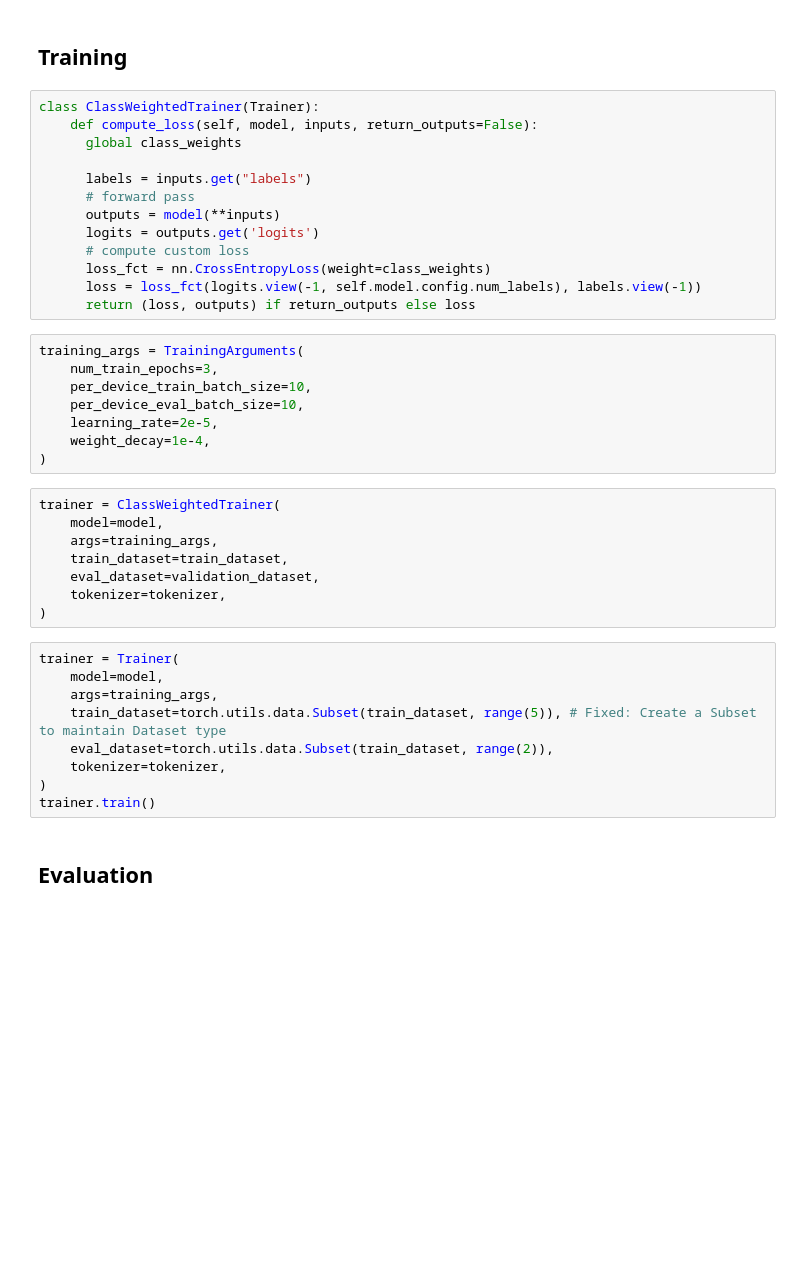
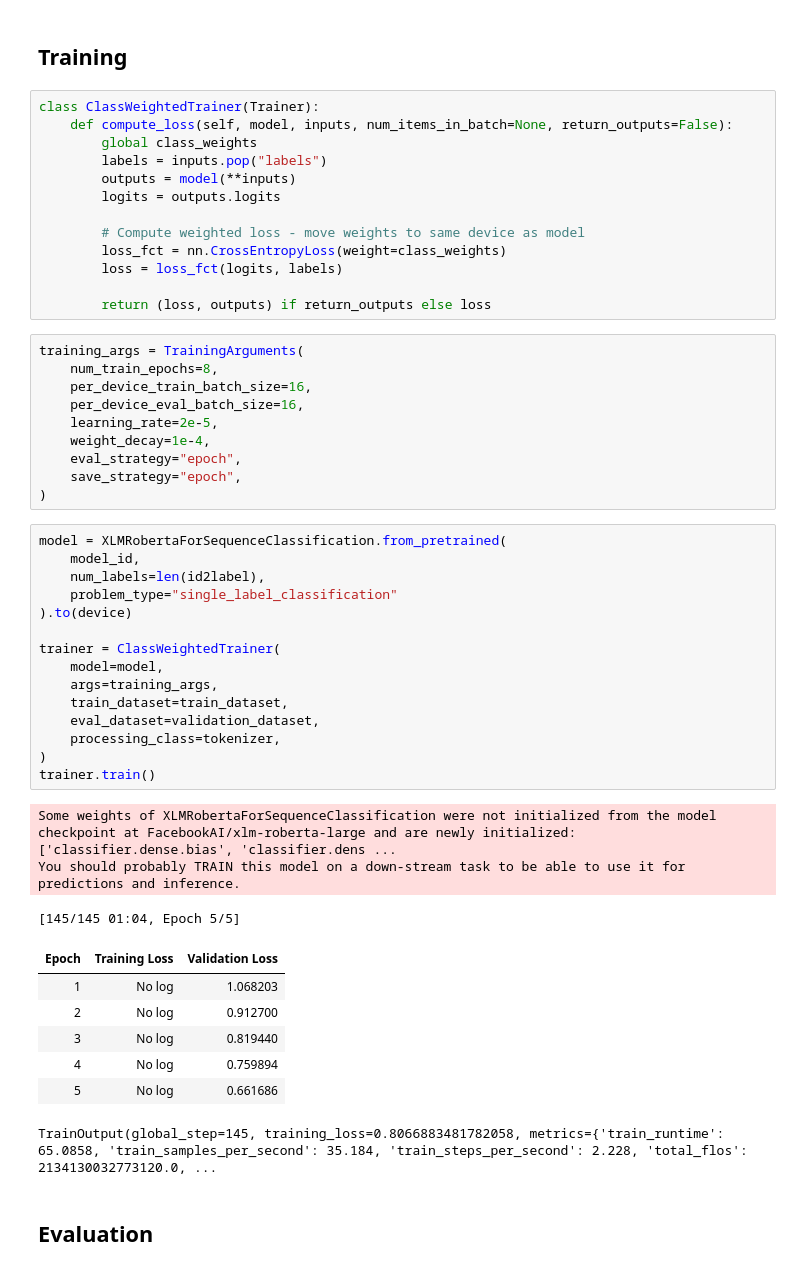
Before and after one commit to VladWero08/mt-pattern-preservation, a Jupyter notebook: notebooks/xml_roberta_classification.ipynb, the cells around one changed output. Drawn from its saved outputs; the diff is of its cells as text; blank space fills up the shorter version.

```diff
--- a/notebooks/xml_roberta_classification.ipynb
+++ b/notebooks/xml_roberta_classification.ipynb
@@ -98,42 +186,53 @@ validation_dataset = torch.utils.data.Subset(dataset, validation_idxs)
 ## **Training**
 # %%
 class ClassWeightedTrainer(Trainer):
-    def compute_loss(self, model, inputs, return_outputs=False):
-      global class_weights
+    def compute_loss(self, model, inputs, num_items_in_batch=None, return_outputs=False):
+        global class_weights
+        labels = inputs.pop("labels")
+        outputs = model(**inputs)
+        logits = outputs.logits
 
-      labels = inputs.get("labels")
-      # forward pass
-      outputs = model(**inputs)
-      logits = outputs.get('logits')
-      # compute custom loss
-      loss_fct = nn.CrossEntropyLoss(weight=class_weights)
-      loss = loss_fct(logits.view(-1, self.model.config.num_labels), labels.view(-1))
-      return (loss, outputs) if return_outputs else loss
+        # Compute weighted loss - move weights to same device as model
+        loss_fct = nn.CrossEntropyLoss(weight=class_weights)
+        loss = loss_fct(logits, labels)
+
+        return (loss, outputs) if return_outputs else loss
 # %%
 training_args = TrainingArguments(
-    num_train_epochs=3,
-    per_device_train_batch_size=10,
-    per_device_eval_batch_size=10,
+    num_train_epochs=8,
+    per_device_train_batch_size=16,
+    per_device_eval_batch_size=16,
     learning_rate=2e-5,
     weight_decay=1e-4,
+    eval_strategy="epoch",
+    save_strategy="epoch",
 )
 # %%
+model = XLMRobertaForSequenceClassification.from_pretrained(
+    model_id,
+    num_labels=len(id2label),
+    problem_type="single_label_classification"
+).to(device)
+
 trainer = ClassWeightedTrainer(
     model=model,
     args=training_args,
     train_dataset=train_dataset,
     eval_dataset=validation_dataset,
-    tokenizer=tokenizer,
+    processing_class=tokenizer,
 )
+trainer.train()
+# %% [output]
+Some weights of XLMRobertaForSequenceClassification were not initialized from the model checkpoint at FacebookAI/xlm-roberta-large and are newly initialized: ['classifier.dense.bias', 'classifier.dens ...
+You should probably TRAIN this model on a down-stream task to be able to use it for predictions and inference.
+[145/145 01:04, Epoch 5/5]
+| Epoch | Training Loss | Validation Loss |
+| 1 | No log | 1.068203 |
+| 2 | No log | 0.912700 |
+| 3 | No log | 0.819440 |
+| 4 | No log | 0.759894 |
+| 5 | No log | 0.661686 |
+TrainOutput(global_step=145, training_loss=0.8066883481782058, metrics={'train_runtime': 65.0858, 'train_samples_per_second': 35.184, 'train_steps_per_second': 2.228, 'total_flos': 2134130032773120.0, ...
-# %%
-trainer = Trainer(
-    model=model,
-    args=training_args,
-    train_dataset=torch.utils.data.Subset(train_dataset, range(5)), # Fixed: Create a Subset to maintain Dataset type
-    eval_dataset=torch.utils.data.Subset(train_dataset, range(2)),
-    tokenizer=tokenizer,
-)
-trainer.train()
 # %% [markdown]
 ## **Evaluation**
 # %%
```
Also changed, not shown: parts of 19 cells of this notebook, 1 other file.
